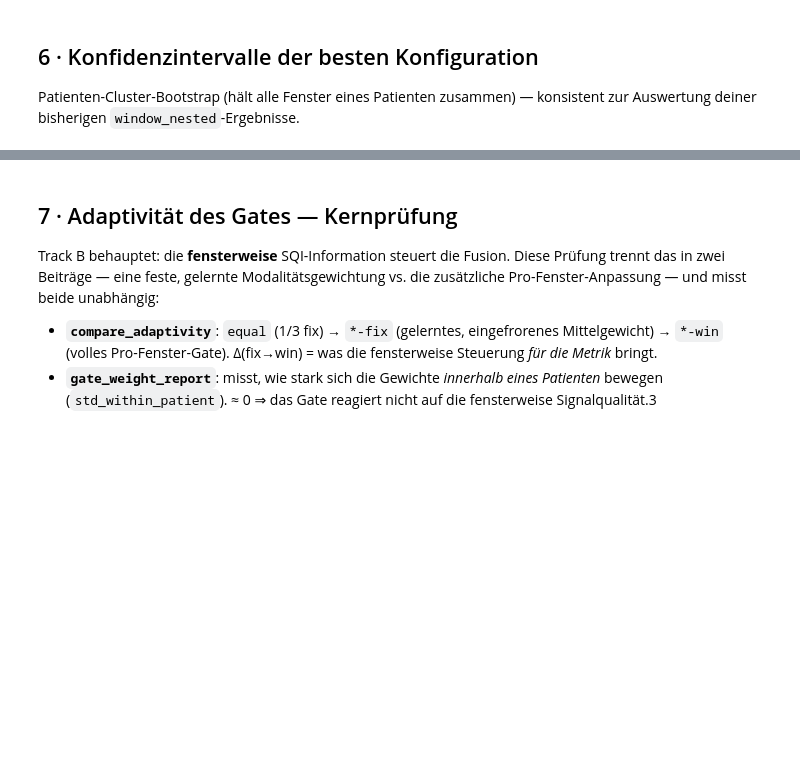
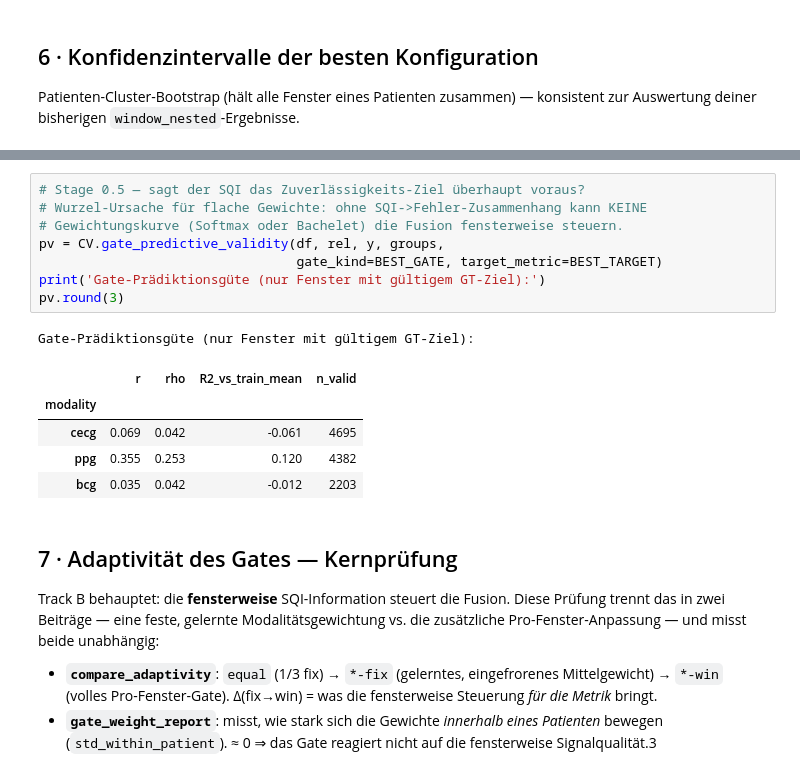
Before and after one commit to Jesus-Cracker/BA, a Jupyter notebook: notebooks/02_experts_gating.ipynb, the cells around one changed output, grey strips where cells are left out. Saved outputs shown, nothing was run; the diff lists cells and outputs as text; blank space fills up the shorter version.

```diff
--- a/notebooks/02_experts_gating.ipynb
+++ b/notebooks/02_experts_gating.ipynb
@@ -163,6 +171,21 @@ Beste Konfiguration: gate=gb, target=cosen_err, threshold=0.458
   Sensitivität: 0.928  [0.892, 0.976]
   Spezifität  : 0.758  [0.648, 0.879]
   Accuracy    : 0.839  [0.778, 0.913]
+# %%
+# Stage 0.5 — sagt der SQI das Zuverlässigkeits-Ziel überhaupt voraus?
+# Wurzel-Ursache für flache Gewichte: ohne SQI->Fehler-Zusammenhang kann KEINE
+# Gewichtungskurve (Softmax oder Bachelet) die Fusion fensterweise steuern.
+pv = CV.gate_predictive_validity(df, rel, y, groups,
+                                 gate_kind=BEST_GATE, target_metric=BEST_TARGET)
+print('Gate-Prädiktionsgüte (nur Fenster mit gültigem GT-Ziel):')
+pv.round(3)
+# %% [output]
+Gate-Prädiktionsgüte (nur Fenster mit gültigem GT-Ziel):
+|  | r | rho | R2_vs_train_mean | n_valid |
+| modality |  |  |  |  |
+| cecg | 0.069 | 0.042 | -0.061 | 4695 |
+| ppg | 0.355 | 0.253 | 0.120 | 4382 |
+| bcg | 0.035 | 0.042 | -0.012 | 2203 |
 # %% [markdown]
 ## 7 · Adaptivität des Gates — Kernprüfung
 
```
Also changed, not shown: parts of 6 cells of this notebook, 1 other file.
